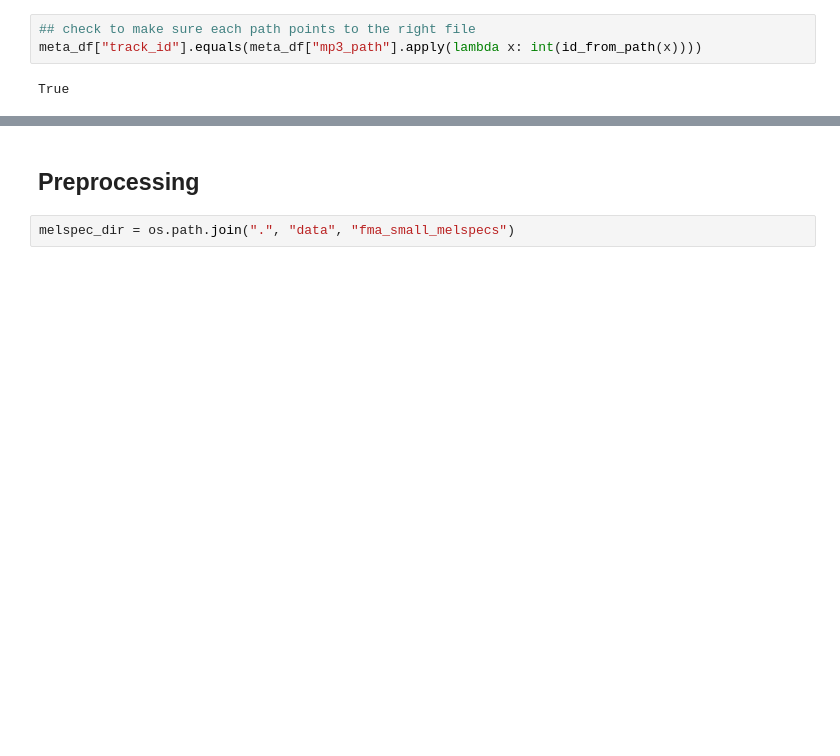
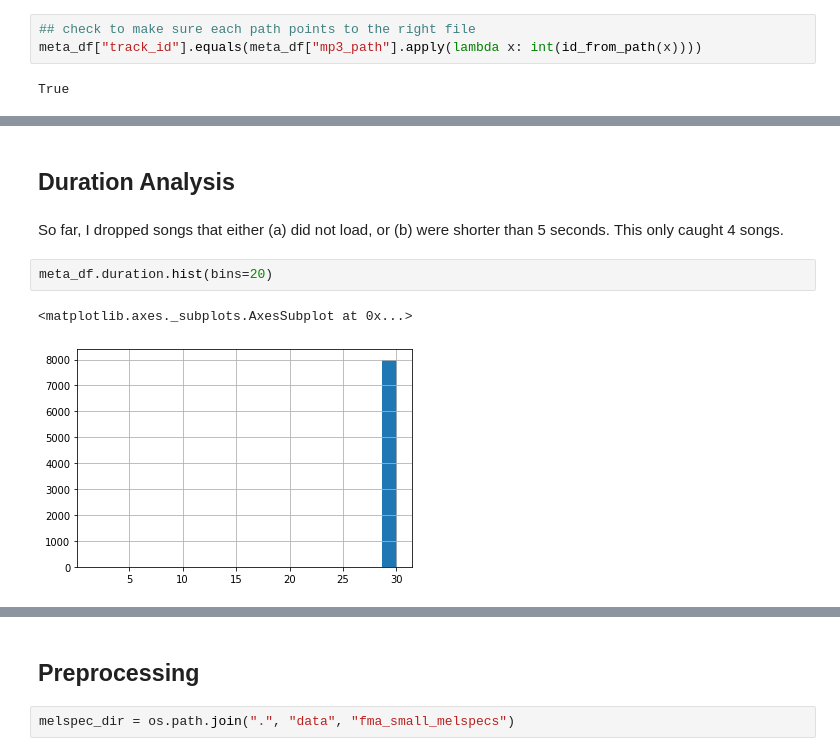
Before and after one commit to awray3/music_clf, a Jupyter notebook: tf_fma.ipynb, the cells around one changed output, grey strips where cells are left out. Cells and saved outputs as stored; diff of their text form; blank space fills up the shorter version.

```diff
--- a/tf_fma.ipynb
+++ b/tf_fma.ipynb
@@ -181,0 +186,9 @@ meta_df.head()
+# %% [markdown]
+## Duration Analysis
+# %% [markdown]
+So far, I dropped songs that either (a) did not load, or (b) were shorter than 5 seconds. This only caught 4 songs.
+# %%
+meta_df.duration.hist(bins=20)
+# %% [output]
+<matplotlib.axes._subplots.AxesSubplot at 0x...>
+[figure, added]
```
Also changed, not shown: parts of 62 cells of this notebook, 4 other files.
